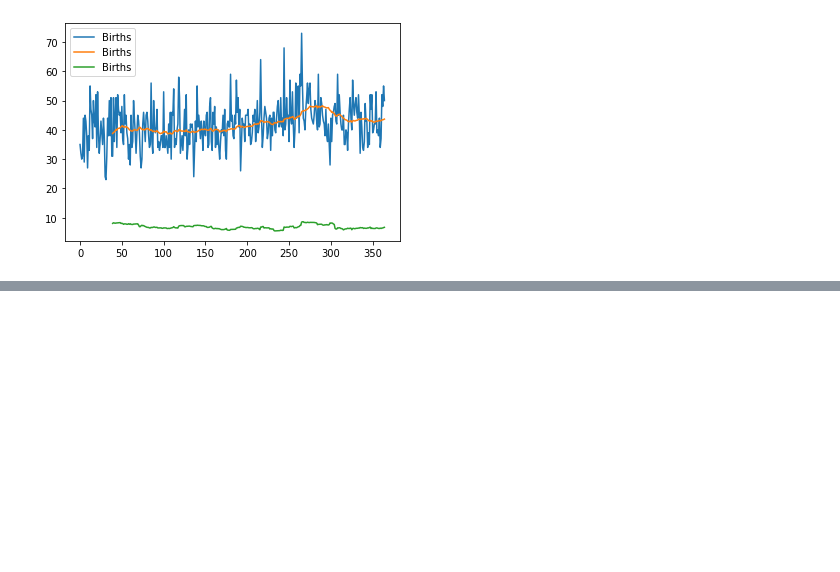
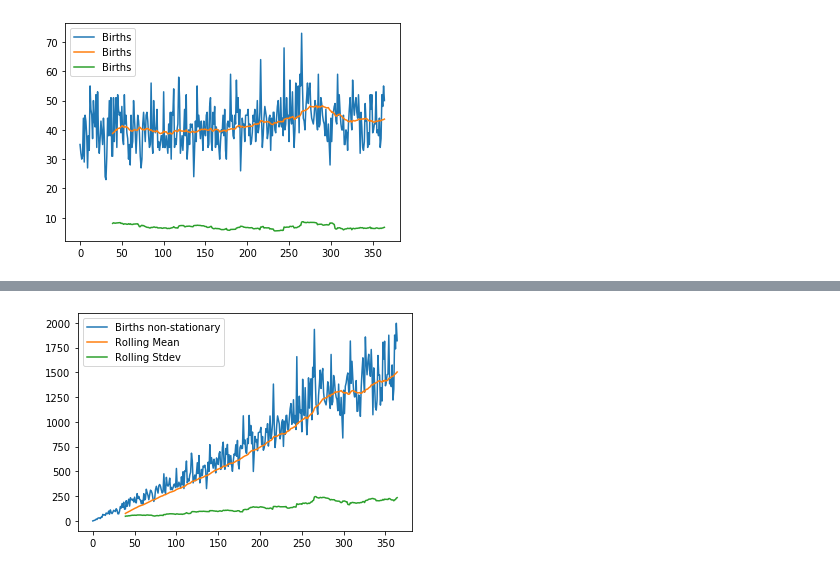
Before and after one commit to LewisErick/time-series-analysis-glossary, a Jupyter notebook: notebooks/Stationary Time-Series.ipynb, the cells around one changed output, grey strips where cells are left out. Cells and saved outputs as stored; diff of their text form; code cells hidden in the pictures; blank space fills up the shorter version.

```diff
--- a/notebooks/Stationary Time-Series.ipynb
+++ b/notebooks/Stationary Time-Series.ipynb
@@ -47,0 +59,16 @@ plt.show()
+# %%
+slope = 0.1
+series_df['Births_moving_std'] = [(slope * i) * birth for i, birth in enumerate(series_df['Births'].values)]
+# %%
+# Calculate rolling mean of monotonic-increasing std time-series.
+rolling_mean = series_df['Births_moving_std'].rolling(window = 40).mean()
+rolling_std = series_df['Births_moving_std'].rolling(window = 40).std()
+
+# Plot for visualization purposes.
+series_df['Births_moving_std'].plot(label="Births non-stationary")
+rolling_mean.plot(label="Rolling Mean")
+rolling_std.plot(label="Rolling Stdev")
+plt.legend()
+plt.show()
+# %% [output]
+[figure, added]
```
Also changed, not shown: parts of 11 cells of this notebook.
